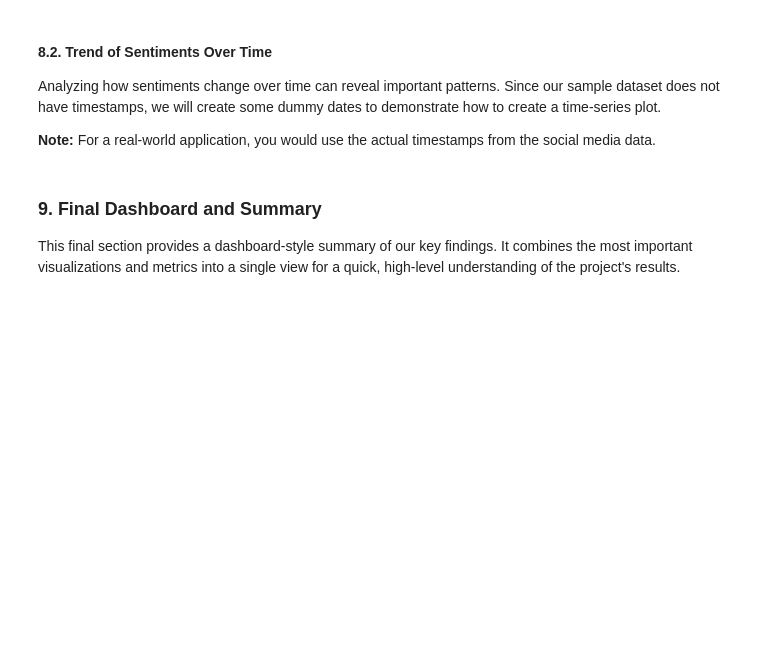
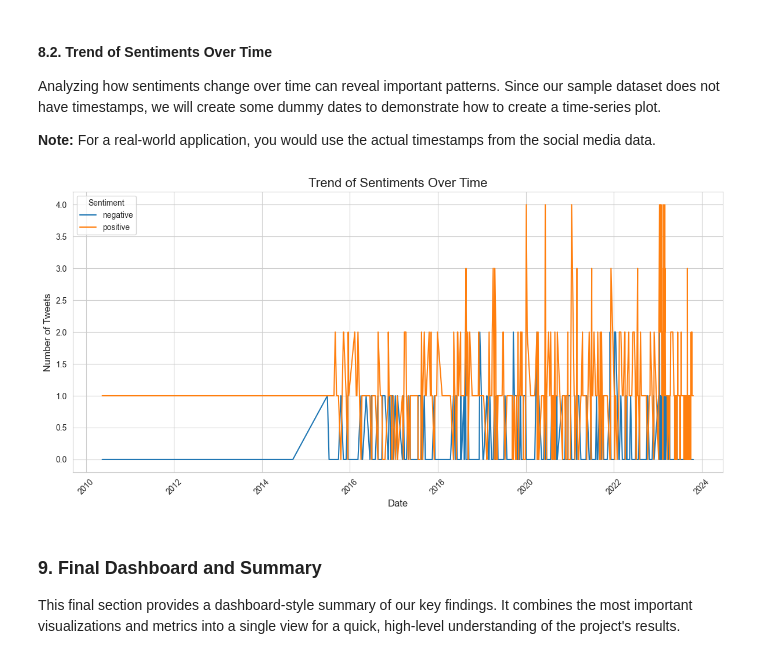
Before and after one commit to mithunadhikari40/social_media_sentiment_analysis, a Jupyter notebook: analysis.ipynb, the cells around one changed output. Drawn from its saved outputs; the diff is of its cells as text; code cells hidden in the pictures; blank space fills up the shorter version.

```diff
--- a/analysis.ipynb
+++ b/analysis.ipynb
@@ -526,23 +639,24 @@ Analyzing how sentiments change over time can reveal important patterns. Since o
 
 **Note:** For a real-world application, you would use the actual timestamps from the social media data.
 # %%
-# Create dummy timestamps for demonstration
-df['timestamp'] = pd.to_datetime(pd.date_range(start='2023-01-01', periods=len(df), freq='h'))
+# df['timestamp'] = pd.to_datetime(pd.date_range(start='2023-01-01', periods=len(df), freq='h'))
 
 # Group by day and sentiment, then count the occurrences
 sentiment_over_time = df.groupby([df['timestamp'].dt.date, 'sentiment']).size().unstack(fill_value=0)
 
 # Create the line plot
 plt.figure(figsize=(12, 6))
 sentiment_over_time.plot(kind='line', ax=plt.gca())
-plt.title('Trend of Sentiments Over Time (Dummy Data)', fontsize=16)
+plt.title('Trend of Sentiments Over Time', fontsize=16)
 plt.xlabel('Date', fontsize=12)
 plt.ylabel('Number of Tweets', fontsize=12)
 plt.xticks(rotation=45)
 plt.legend(title='Sentiment')
 plt.tight_layout()
 plt.savefig('plots/sentiment_trends.png')
 plt.show()
+# %% [output]
+[figure, added]
 # %% [markdown]
 ### 9. Final Dashboard and Summary
 
```
Also changed, not shown: parts of 14 cells of this notebook, 10 other files.
